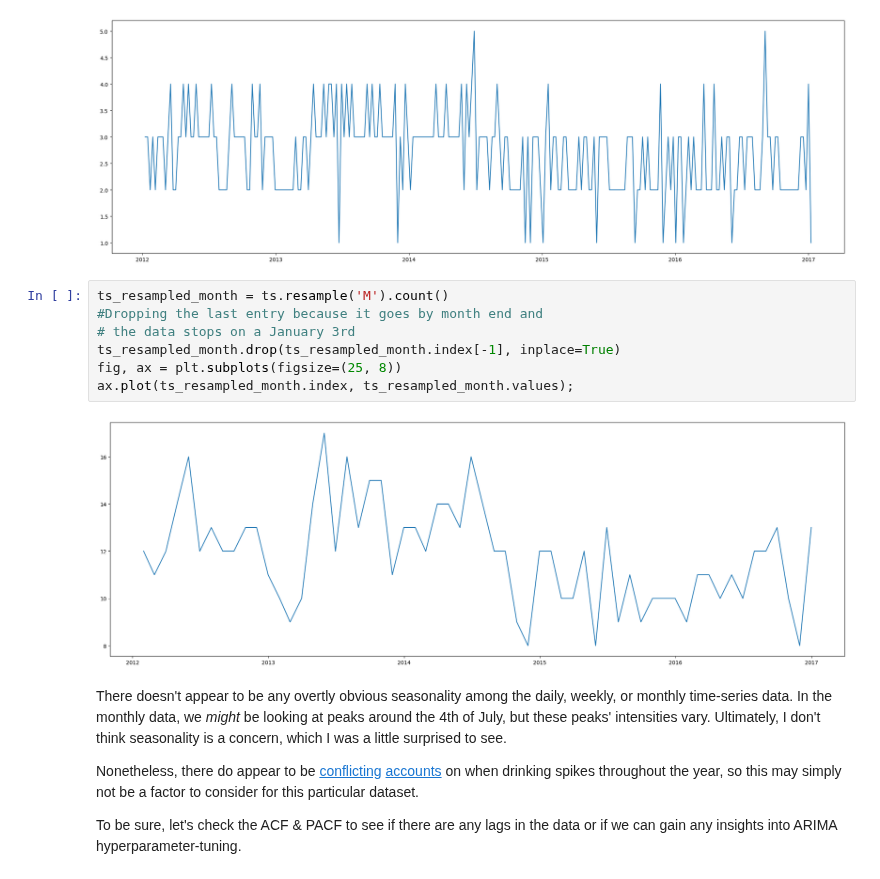
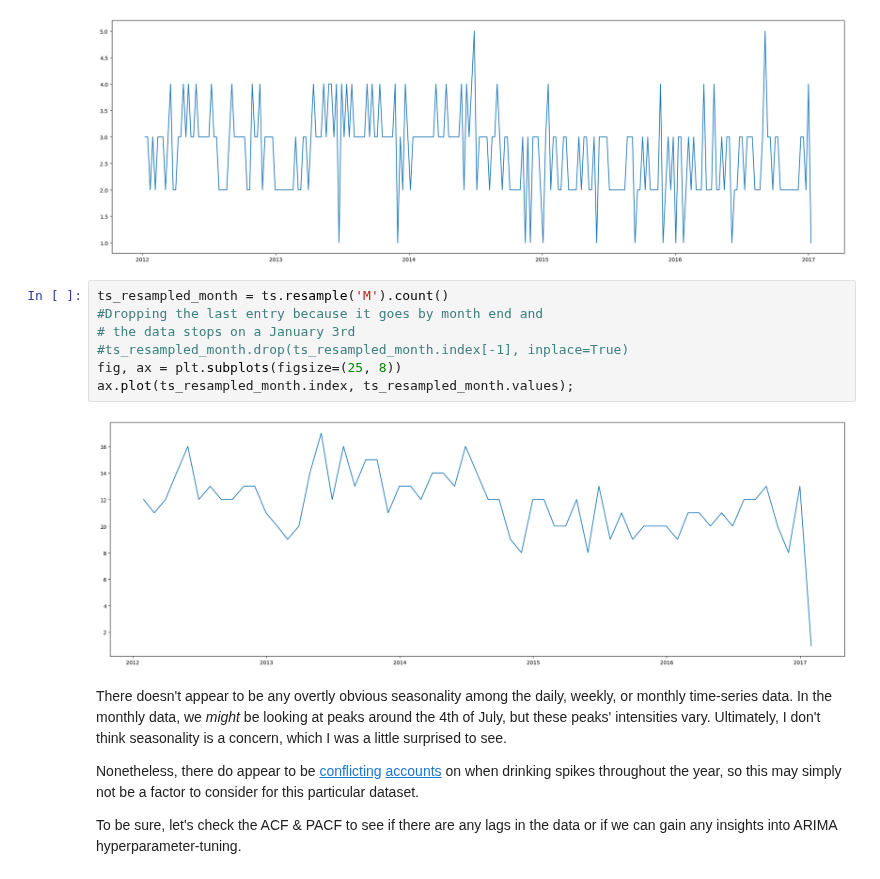
Before and after one commit to joeldmott/inventory_project, a Jupyter notebook: inventory_restocking_project.ipynb, the cells around one changed output. Saved outputs shown, nothing was run; the diff lists cells and outputs as text.

```diff
--- a/inventory_restocking_project.ipynb
+++ b/inventory_restocking_project.ipynb
@@ -676,12 +710,12 @@ ax.plot(ts_resampled_weekly.index, ts_resampled_weekly.values);
 # %%
 ts_resampled_month = ts.resample('M').count()
 #Dropping the last entry because it goes by month end and
 # the data stops on a January 3rd
-ts_resampled_month.drop(ts_resampled_month.index[-1], inplace=True)
+#ts_resampled_month.drop(ts_resampled_month.index[-1], inplace=True)
 fig, ax = plt.subplots(figsize=(25, 8))
 ax.plot(ts_resampled_month.index, ts_resampled_month.values);
 # %% [output]
-[figure, old version]
+[figure, new version]
 # %% [markdown]
 There doesn't appear to be any overtly obvious seasonality among the daily, weekly, or monthly time-series data. In the monthly data, we *might* be looking at peaks around the 4th of July, but these peaks' intensities vary. Ultimately, I don't think seasonality is a concern, which I was a little surprised to see.
 
```
Also changed, not shown: parts of 17 cells of this notebook.
